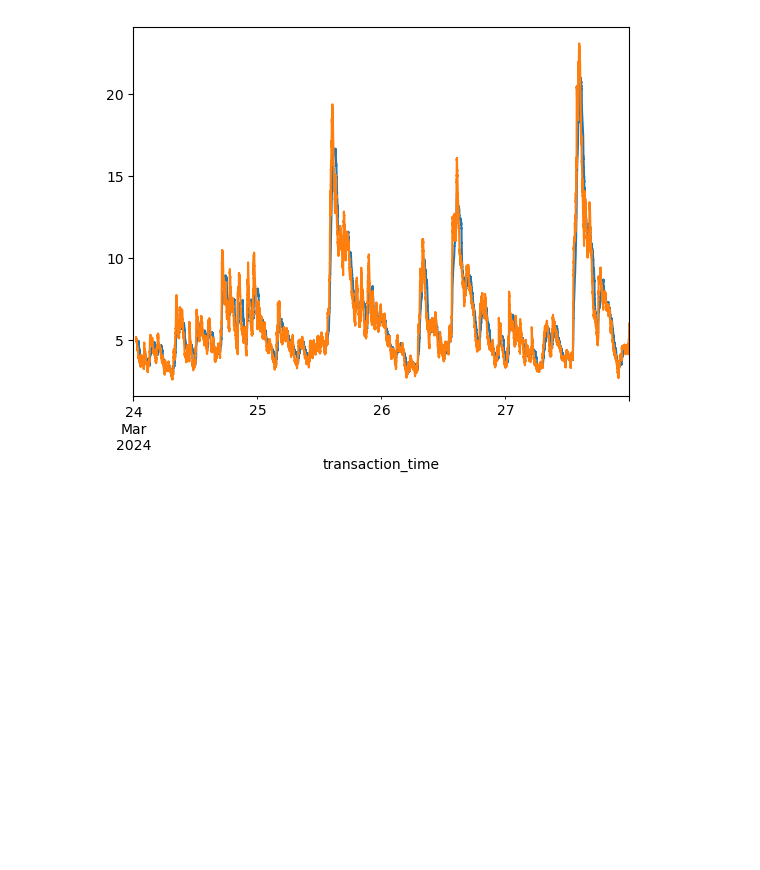
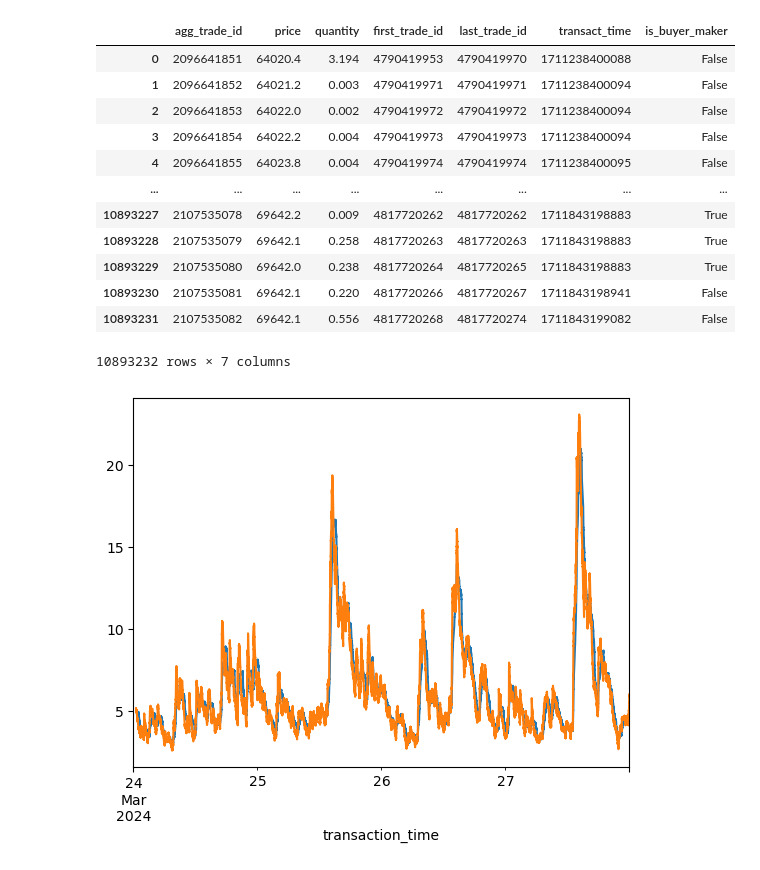
Before and after one commit to akshathp0/avellaneda-stoikov, a Jupyter notebook: validate_data.ipynb, the cells around one changed output. Saved outputs shown, nothing was run; the diff lists cells and outputs as text; code cells hidden in the pictures; blank space fills up the shorter version.

```diff
--- a/validate_data.ipynb
+++ b/validate_data.ipynb
@@ -11 +24,17 @@ bt, at = data.d_load.load()
+# %%
+at
+# %% [output]
+|  | agg_trade_id | price | quantity | first_trade_id | last_trade_id | transact_time | is_buyer_maker |
+| 0 | 2096641851 | 64020.4 | 3.194 | 4790419953 | 4790419970 | 1711238400088 | False |
+| 1 | 2096641852 | 64021.2 | 0.003 | 4790419971 | 4790419971 | 1711238400094 | False |
+| 2 | 2096641853 | 64022.0 | 0.002 | 4790419972 | 4790419972 | 1711238400094 | False |
+| 3 | 2096641854 | 64022.2 | 0.004 | 4790419973 | 4790419973 | 1711238400094 | False |
+| 4 | 2096641855 | 64023.8 | 0.004 | 4790419974 | 4790419974 | 1711238400095 | False |
+| ... | ... | ... | ... | ... | ... | ... | ... |
+| 10893227 | 2107535078 | 69642.2 | 0.009 | 4817720262 | 4817720262 | 1711843198883 | True |
+| 10893228 | 2107535079 | 69642.1 | 0.258 | 4817720263 | 4817720263 | 1711843198883 | True |
+| 10893229 | 2107535080 | 69642.0 | 0.238 | 4817720264 | 4817720265 | 1711843198883 | True |
+| 10893230 | 2107535081 | 69642.1 | 0.220 | 4817720266 | 4817720267 | 1711843198941 | False |
+| 10893231 | 2107535082 | 69642.1 | 0.556 | 4817720268 | 4817720274 | 1711843199082 | False |
+10893232 rows × 7 columns
 # %%
```
Also changed, not shown: parts of 16 cells of this notebook, 3 other files.
